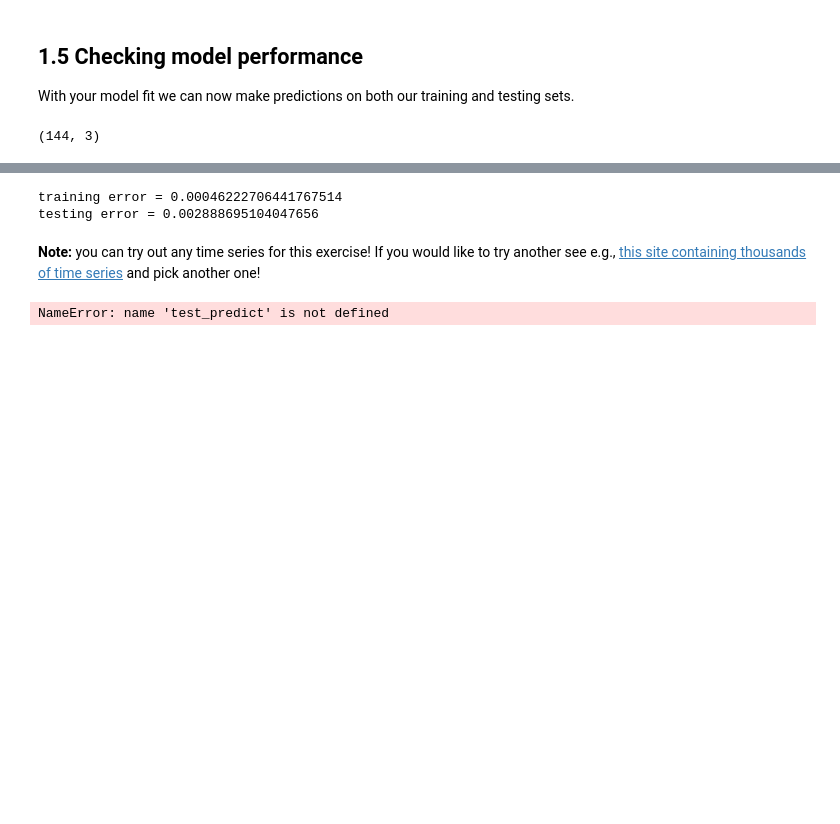
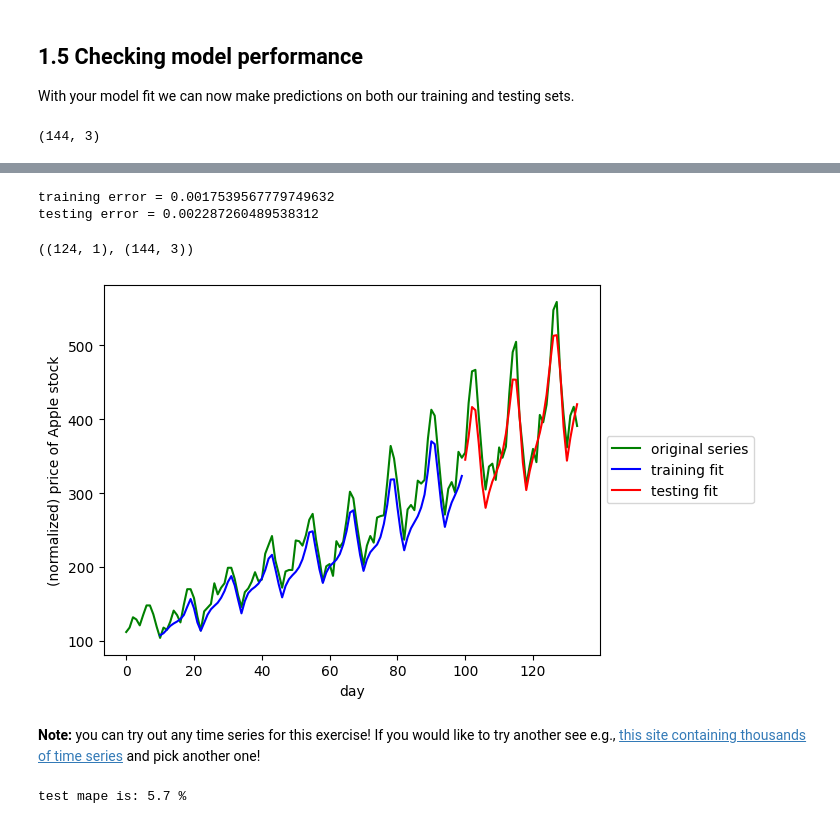
Before and after one commit to matt7salomon/RNN_timeseries_prediction_rollingwindow, a Jupyter notebook: RNN-with-Rolling-window-multivariate.ipynb, the cells around one changed output, grey strips where cells are left out. Drawn from its saved outputs; the diff is of its cells as text; code cells hidden in the pictures; blank space fills up the shorter version.

```diff
--- a/RNN-with-Rolling-window-multivariate.ipynb
+++ b/RNN-with-Rolling-window-multivariate.ipynb
@@ -437,8 +437,9 @@ from tensorflow.keras import Input
 def build_part3_RNN(window_size):
     RNN_model = Sequential()
     RNN_model.add(Input(shape=np.shape(X)[1:]))
-    RNN_model.add(LSTM(50,return_sequences=True))
-    RNN_model.add(LSTM(10))
+    RNN_model.add(LSTM(50,activation='relu',return_sequences=True)) #,dropout=Float('droput',min_value=0.15, max_value=0.99, step=0.05)))
+    RNN_model.add(LSTM(50,activation='relu',return_sequences=True))
+    RNN_model.add(LSTM(10,activation='relu'))
     RNN_model.add(Dense(1))
     return RNN_model
     #pass
@@ -467,7 +468,7 @@ model.compile(loss='mean_squared_error', optimizer=optimizer)
 With your model built you can now fit the model by activating the cell below!  Note: the number of epochs (np_epochs) and batch_size are preset (so we can all produce the same results).  You can choose to toggle the verbose parameter - which gives you regular updates on the progress of the algorithm - on and off by setting it to 1 or 0 respectively.
 # %%
 # run your model!
-model.fit(X_train, y_train, epochs=500, batch_size=25, verbose=0)
+model.fit(X_train, y_train, epochs=500, batch_size=20, verbose=0)
 # %% [output]
 <keras.src.callbacks.history.History at 0x...>
 # %% [markdown]
@@ -589,8 +590,8 @@ print('training error = ' + str(training_error))
 testing_error = model.evaluate(X_test, y_test, verbose=0)
 print('testing error = ' + str(testing_error))
 # %% [output]
-training error = 0.00046222706441767514
-testing error = 0.002888695104047656
+training error = 0.0017539567779749632
+testing error = 0.002287260489538312
 # %%
 # Inverse scaling for predictions
 def inverse_scale(scaler, predictions, target_index):
@@ -603,29 +604,33 @@ target_column = 'Passengers'
 target_index = list(airpass.columns).index(target_column)
 # %%
 predictions.shape,airpass.shape
+# %% [output]
+((124, 1), (144, 3))
 # %%
 train_predict = inverse_scale(scaler, predictions, 0)[0:train_test_split]
 test_predict = inverse_scale(scaler, predictions, 0)[train_test_split:]
 # %%
 ### Plot everything - the original series as well as predictions on training and testing sets
 import matplotlib.pyplot as plt
 %matplotlib inline
 
 # plot original series
-plt.plot(airpass['Passengers'],color = 'g')
+plt.plot(airpass['Passengers'].iloc[:134],color = 'g')
 
 # plot training set prediction
 split_pt = train_test_split + window_size
-plt.plot(np.arange(window_size,split_pt,1),train_predict[:],color = 'b')
+plt.plot(np.arange(window_size,split_pt,1),train_predict,color = 'b')
 
 # plot testing set prediction
 plt.plot(np.arange(split_pt,split_pt + len(test_predict),1),test_predict,color = 'r')
 
 # pretty up graph
 plt.xlabel('day')
 plt.ylabel('(normalized) price of Apple stock')
 plt.legend(['original series','training fit','testing fit'],loc='center left', bbox_to_anchor=(1, 0.5))
 plt.show()
+# %% [output]
+[figure, added]
 # %% [markdown]
 **Note:** you can try out any time series for this exercise!  If you would like to try another see e.g., [this site containing thousands of time series](https://datamarket.com/data/list/?q=provider%3Atsdl) and pick another one!
 # %%
@@ -633,4 +638,4 @@ from sklearn.metrics import mean_absolute_percentage_error
 mape = mean_absolute_percentage_error(airpass['Passengers'][100:134], test_predict)
 print(f'test mape is: { round(mape*100,1)} %')
 # %% [output]
-NameError: name 'test_predict' is not defined
+test mape is: 5.7 %
```
Also changed, not shown: parts of 1 cell of this notebook.
